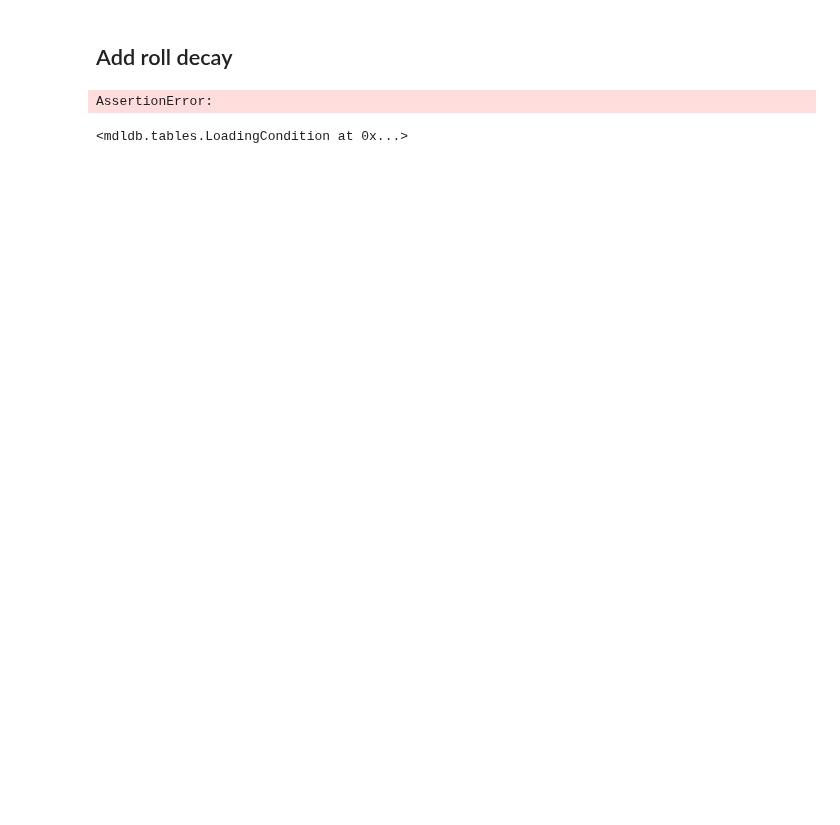
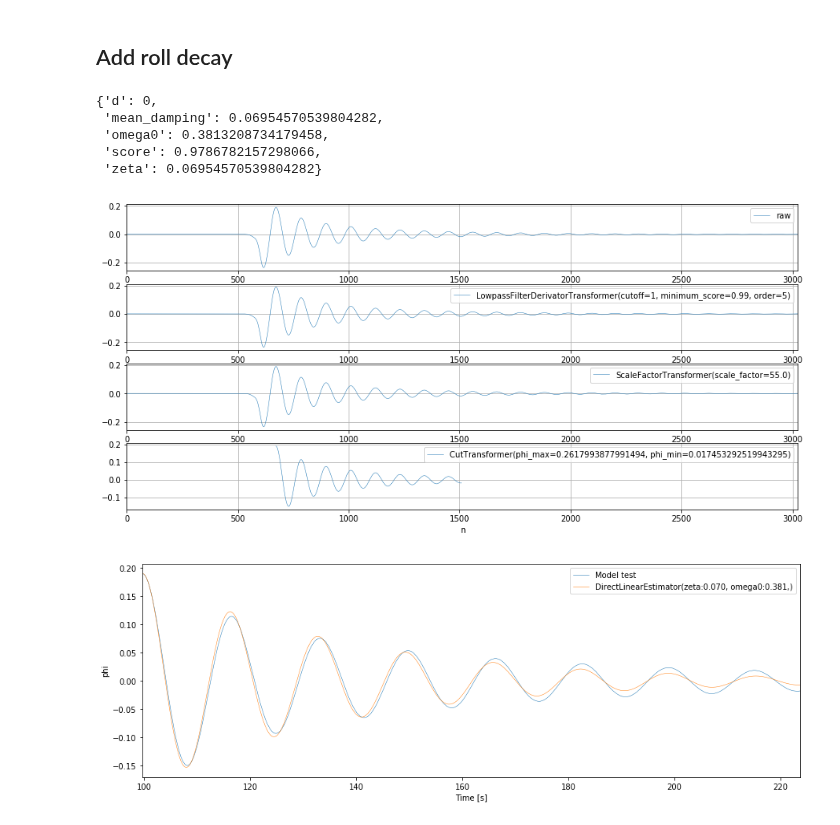
Before and after one commit to martinlarsalbert/rolldecay, a Jupyter notebook: notebooks/rolldecay/04.2_maa_mdl_db_roll_decay.ipynb, the cells around one changed output. Saved outputs shown, nothing was run; the diff lists cells and outputs as text; code cells hidden in the pictures; blank space fills up the shorter version.

```diff
--- a/notebooks/rolldecay/04.2_maa_mdl_db_roll_decay.ipynb
+++ b/notebooks/rolldecay/04.2_maa_mdl_db_roll_decay.ipynb
@@ -58,7 +85,9 @@ def fit_predict(db_run, pipeline):
 
     ascii_file = db_run.load()
     df_raw = ascii_file.channels
-    df = mdl_to_evaluation.do_transforms(df=df_raw)
+
+    df = signal_lab.mdl_to_evaluation.do_transforms(df=df_raw)
+
     _pipline = copy.deepcopy(pipeline)
 
     scaler = _pipline['scaler']
@@ -76,13 +105,14 @@ def fit_predict(db_run, pipeline):
     s['score'] = estimator.score(X=estimator.X)
     s['mean_damping'] = estimator.calculate_average_linear_damping()
 
-    return s
+    if not 'd' in s:
+        s['d'] = 0
+
+    return s,_pipline, df
 # %%
 roll_decay_tests = db.session.query(Run).filter(Run.test_type=='roll decay')
 # %% [markdown]
 ## Add roll decay
 # %%
 db_run = roll_decay_tests[0]
-fit_predict(db_run=db_run, pipeline=pipeline_direct_linear)
+s, pipeline, df = fit_predict(db_run=db_run, pipeline=pipeline_direct_linear)
-# %% [output]
-AssertionError:
@@ -123,4 +119,8 @@ for db_run in roll_decay_tests:
-# %%
-db_run.loading_condition
-# %% [output]
-<mdldb.tables.LoadingCondition at 0x...>
+# %%
+s
+# %% [output]
+{'d': 0,
+ 'mean_damping': 0.06954570539804282,
+ 'omega0': 0.3813208734179458,
+ 'score': 0.9786782157298066,
+ 'zeta': 0.06954570539804282}
@@ -126,0 +131,35 @@ db_run.loading_condition
+# %%
+def plot_pipeline(pipeline, df):
+    df_ = df.copy()
+    df_['n'] = n = np.arange(len(df_))
+    pipeline = copy.deepcopy(pipeline)
+    pipeline['scaler'].scale_factor = db_run.model.scale_factor
+
+    fig,axes = plt.subplots(nrows=len(pipeline))
+    fig.set_size_inches(15,7)
+    ax=axes[0]
+    df_.plot(x='n', y='phi', ax=ax, label='raw')
+    ax.grid(True)
+    ax.legend()
+
+    for step,ax in zip(pipeline[0:-1],axes[1:]):
+
+        step.fit(X=df_)
+        df_ = step.transform(X=df_)
+
+        df_.plot(x='n', y='phi', label=str(step), ax=ax)
+        ax.set_xlim(n[0], n[-1])
+        ax.grid(True)
+        ax.legend()
+
+    fig,ax = plt.subplots()
+    fig.set_size_inches(15,5)
+    estimator = pipeline[-1]
+    estimator.fit(X=df_)
+    df_pred = estimator.predict(X=df_)
+    estimator.plot_fit(ax=ax)
+# %%
+plot_pipeline(pipeline=pipeline_direct_linear,df=df)
+# %% [output]
+[figure, added]
+[figure, added]
```
Also changed, not shown: parts of 13 cells of this notebook, 1 other file.
